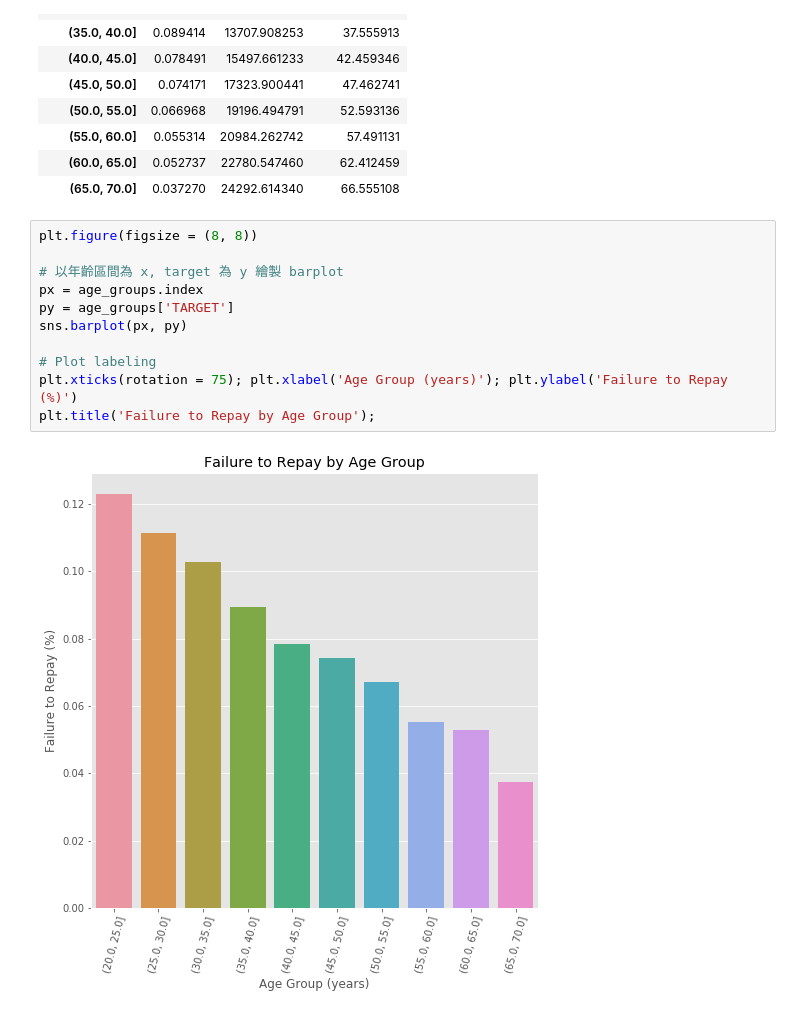
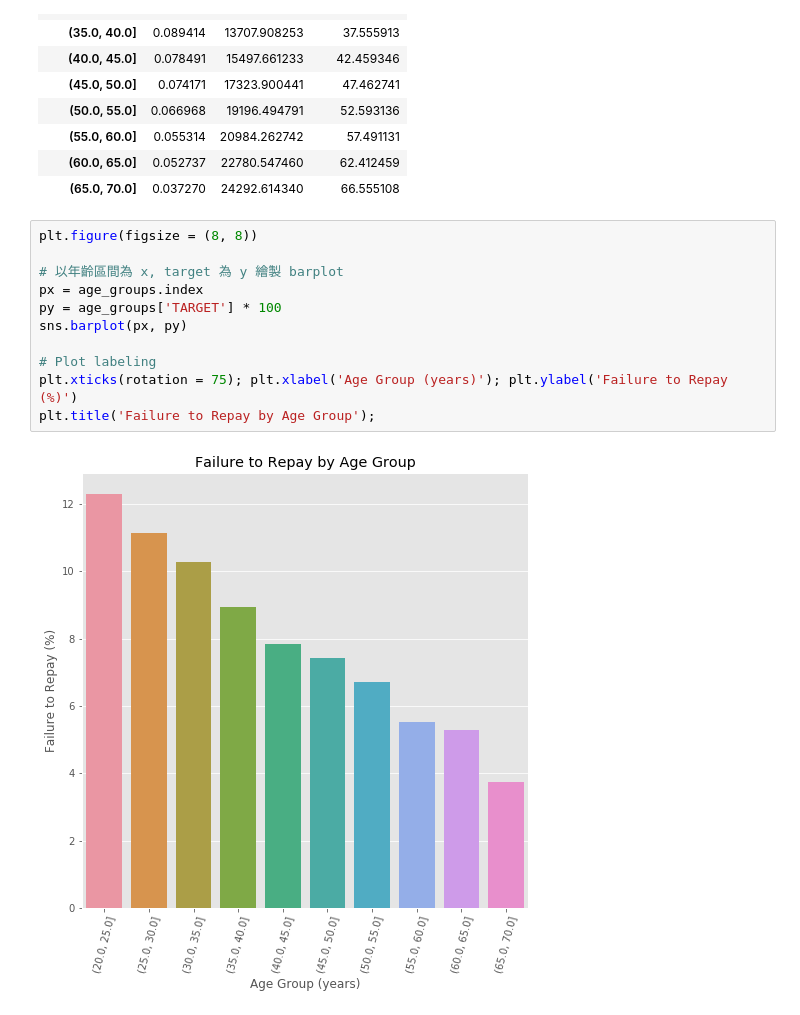
Before and after one commit to linghung/3rd-ML100Days, a Jupyter notebook: homework/Day_016_HW.ipynb, the cells around one changed output. Drawn from its saved outputs; the diff is of its cells as text.

```diff
--- a/homework/Day_016_HW.ipynb
+++ b/homework/Day_016_HW.ipynb
@@ -112,13 +112,13 @@ age_groups
 # %%
 plt.figure(figsize = (8, 8))
 
 # 以年齡區間為 x, target 為 y 繪製 barplot
 px = age_groups.index
-py = age_groups['TARGET']
+py = age_groups['TARGET'] * 100
 sns.barplot(px, py)
 
 # Plot labeling
 plt.xticks(rotation = 75); plt.xlabel('Age Group (years)'); plt.ylabel('Failure to Repay (%)')
 plt.title('Failure to Repay by Age Group');
 # %% [output]
-[figure, old version]
+[figure, new version]
```
